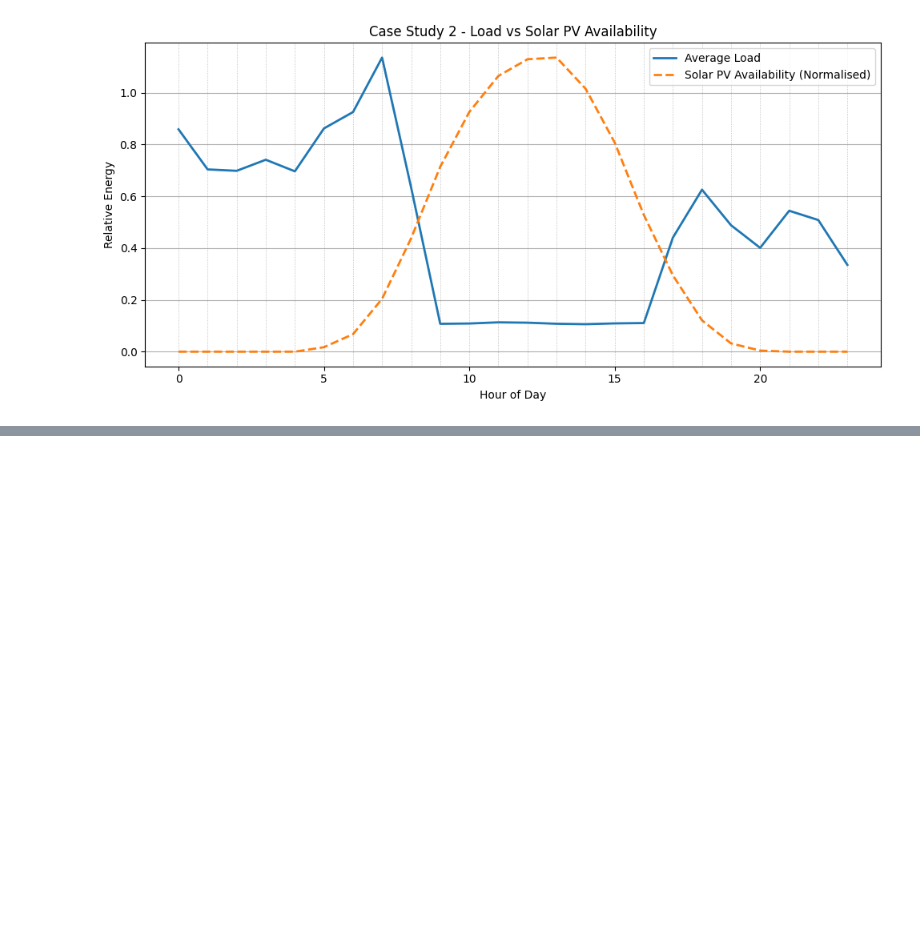
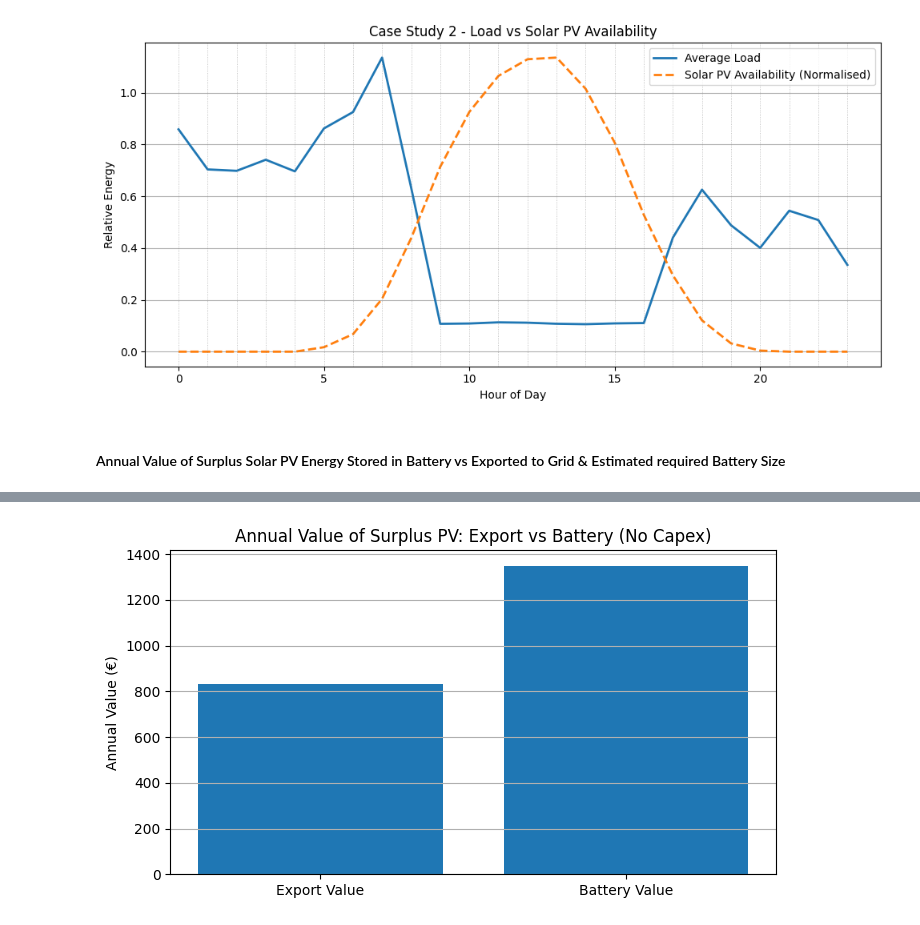
Before and after one commit to p-sav/PFDA, a Jupyter notebook: Project/Energy_analysis.ipynb, the cells around one changed output, grey strips where cells are left out. Saved outputs shown, nothing was run; the diff lists cells and outputs as text; code cells hidden in the pictures; blank space fills up the shorter version.

Commit message:
Battery vs Grid Added & Estimated required Battery Size

```diff
--- a/Project/Energy_analysis.ipynb
+++ b/Project/Energy_analysis.ipynb
@@ -1567,3 +1567,79 @@ plt.show()
 # %% [output]
 [figure]
 [figure]
+# %% [markdown]
+#### Annual Value of Surplus Solar PV Energy Stored in Battery vs Exported to Grid & Estimated required Battery Size
+# %%
+import numpy as np                                              # Numerical operations
+import pandas as pd                                             # Data handling
+import matplotlib.pyplot as plt                                 # Plotting
+
+# Battery assumptions (simple for now)
+battery_round_trip_eff = 1.0                                    # 100% efficiency for now
+battery_usable_fraction = 1.0                                   # Assume full usable capacity for now (change later)
+
+# Avoided import cost
+avoided_import_rate = tariff_night_boost['day_rate']            # €/kWh avoided when battery discharges
+
+# Export revenue rate (same PV system for both case studies)
+export_rate = tariff_night_boost['export_rate']                 # €/kWh earned when exporting
+
+# Ensure Daily_Export_kWh exists and is numeric
+daily_irradiance['Daily_Export_kWh'] = pd.to_numeric(            # Force numeric
+    daily_irradiance['Daily_Export_kWh'],
+    errors='coerce'
+)
+
+# Drop missing daily export values (if any)
+daily_export = daily_irradiance.dropna(subset=['Daily_Export_kWh']).copy()   # Keep valid rows only
+
+# Annual exported surplus (kWh)
+annual_surplus_kwh = daily_export['Daily_Export_kWh'].sum()      # Total annual PV surplus exported
+
+# Annual value if always exported (revenue)
+annual_export_value = annual_surplus_kwh * export_rate           # €/year earned by export
+
+# Annual value if stored and used later (avoided imports)
+annual_battery_value = annual_surplus_kwh * avoided_import_rate * battery_round_trip_eff   # €/year avoided import cost
+
+# Net benefit of battery vs exporting (ignoring battery capex)
+annual_battery_minus_export = annual_battery_value - annual_export_value    # €/year extra value vs export
+
+# Battery capacity sizing from daily surplus distribution
+p50_size = np.percentile(daily_export['Daily_Export_kWh'], 50)   # Median daily surplus (kWh)
+p75_size = np.percentile(daily_export['Daily_Export_kWh'], 75)   # 75th percentile daily surplus (kWh)
+p90_size = np.percentile(daily_export['Daily_Export_kWh'], 90)   # 90th percentile daily surplus (kWh)
+p95_size = np.percentile(daily_export['Daily_Export_kWh'], 95)   # 95th percentile daily surplus (kWh)
+
+# Adjust for usable capacity fraction
+p50_size = p50_size / battery_usable_fraction                    # Required nominal capacity
+p75_size = p75_size / battery_usable_fraction                    # Required nominal capacity
+p90_size = p90_size / battery_usable_fraction                    # Required nominal capacity
+p95_size = p95_size / battery_usable_fraction                    # Required nominal capacity
+
+# Print summary results
+print("Annual PV Surplus Battery vs Export (Simple Model)\n")     # Header text
+
+print(f"Annual surplus PV exported (kWh): {annual_surplus_kwh:,.2f}")                         # Annual surplus
+print(f"Export value (€/year):           €{annual_export_value:,.2f}")                        # Export revenue
+print(f"Battery value (€/year):          €{annual_battery_value:,.2f}")                       # Avoided import value
+print(f"Battery minus export (€/year):   €{annual_battery_minus_export:,.2f}\n")              # Net advantage
+
+print("Indicative battery size from daily surplus distribution")                              # Battery sizing info
+print(f"P50 (median daily surplus): {p50_size:,.2f} kWh")                                     # Median size
+print(f"P75:                        {p75_size:,.2f} kWh")                                     # 75th percentile
+print(f"P90:                        {p90_size:,.2f} kWh")                                     # 90th percentile
+print(f"P95:                        {p95_size:,.2f} kWh")                                     # 95th percentile
+
+# Bar chart of export vs battery value
+labels = ['Export Value', 'Battery Value']                           # Two bars
+values = [annual_export_value, annual_battery_value]                 # €/year values
+
+plt.figure(figsize=(7, 4))                                           # Set figure size
+plt.bar(labels, values)                                              # Plot bars
+plt.ylabel("Annual Value (€)")                                       # Y axis label
+plt.title("Annual Value of Surplus PV: Export vs Battery (No Capex)") # Title
+plt.grid(axis='y')                                                   # Horizontal grid
+plt.tight_layout()                                                   # Clean layout
+plt.show()                                                           # Render plot
+# %% [output]
@@ -1569,0 +1658 @@ plt.show()
+[figure, added]
```
Also changed, not shown: parts of 1 cell of this notebook.
